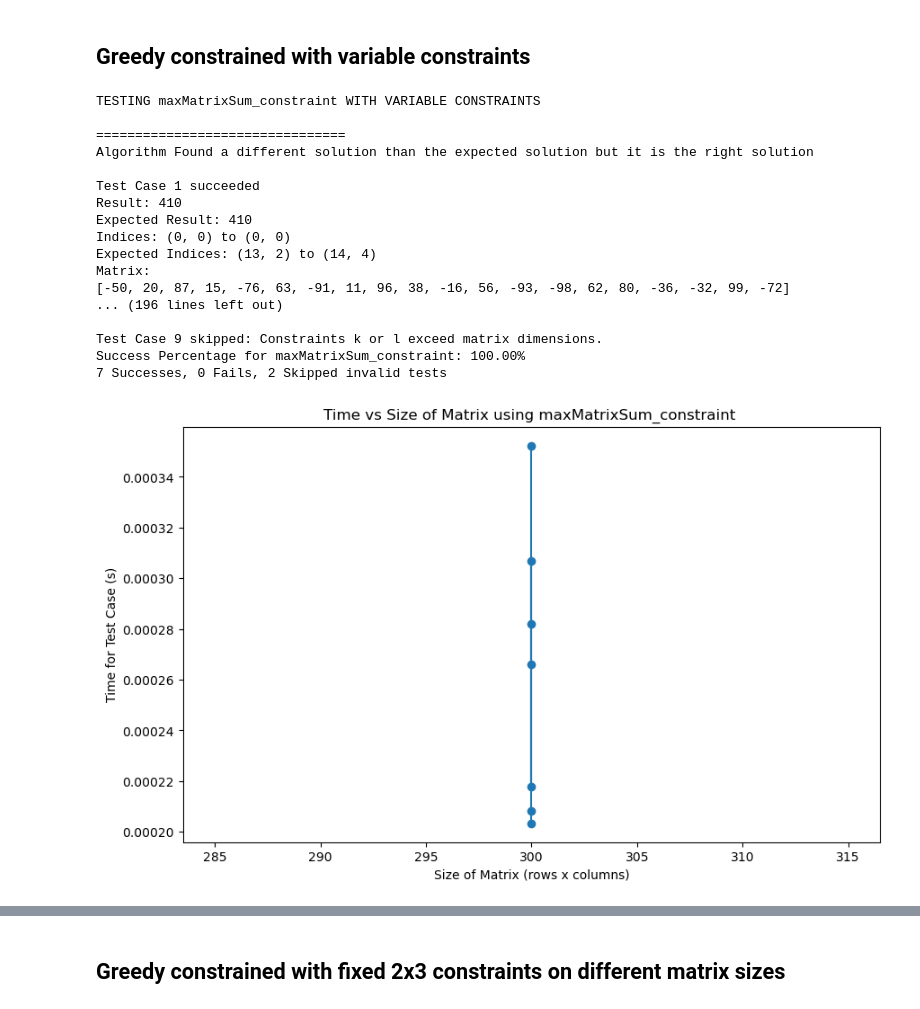
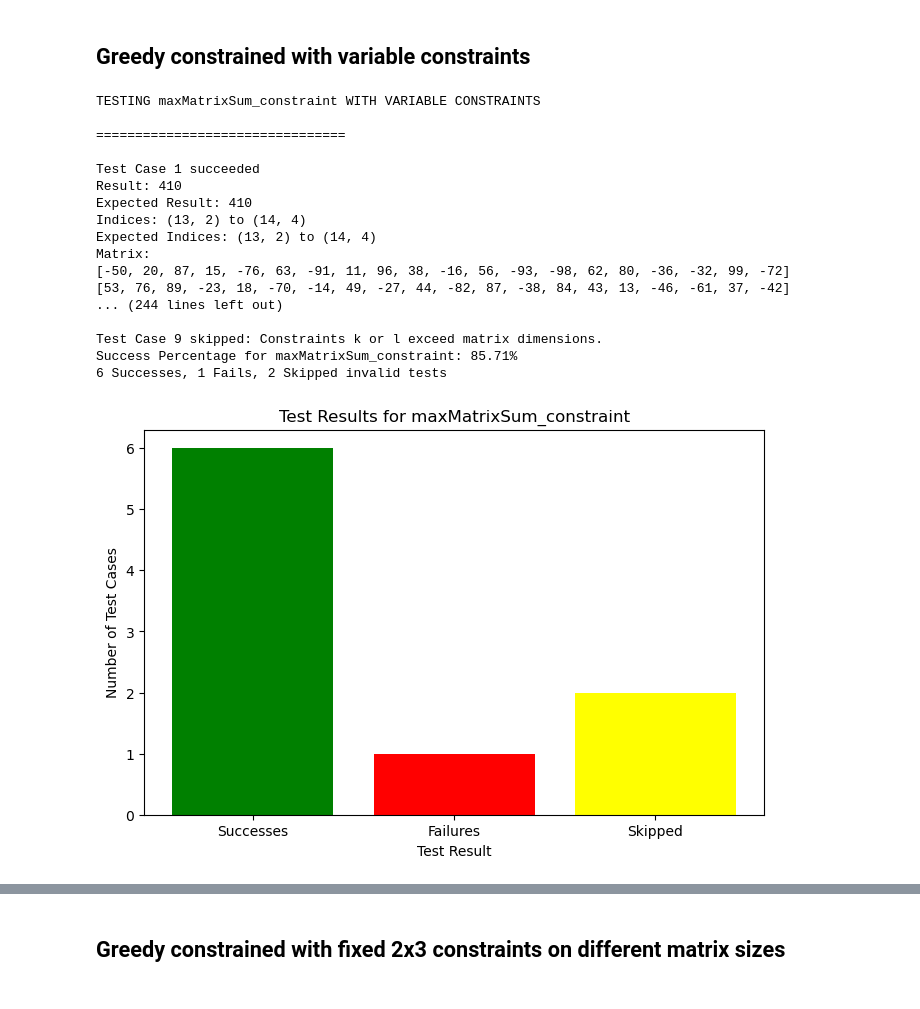
Before and after one commit to Amrithya/Advanced-Algorithm-Project-2023-2024, a Jupyter notebook: main_amgad.ipynb, the cells around one changed output, grey strips where cells are left out. Drawn from its saved outputs; the diff is of its cells as text; code cells hidden in the pictures.

```diff
--- a/main_amgad.ipynb
+++ b/main_amgad.ipynb
@@ -17,8 +17,8 @@ test_algorithm_instance = TestAlgorithm()
 # Test of the brute force non constrained
 # %%
 algorithm_name = "Brute Force non Constrained algorithm"
-size_time, success, fail = test_algorithm_instance.run_algorithm_tests(brute_force_non_constrained,algorithm_name)
-plot_time_vs_size(size_time,algorithm_name)
+test_results = test_algorithm_instance.run_algorithm_tests(brute_force_non_constrained,algorithm_name)
+create_test_result_plots(test_results,algorithm_name)
 # %% [output]
 TESTING Brute Force non Constrained algorithm WITHOUT CONSTRAINTS
 
@@ -42,8 +44,8 @@ Success Percentage for Brute Force non Constrained algorithm: 100.00%
 # Test of the greedy algorithm non constrained
 # %%
 algorithm_name = "Greedy non Constrained algorithm"
-size_time, success, fail = test_algorithm_instance.run_algorithm_tests(greedy_algorithm_non_constrained, "Greedy algorithm non constrained")
-plot_time_vs_size(size_time,algorithm_name)
+test_results= test_algorithm_instance.run_algorithm_tests(greedy_algorithm_non_constrained, "Greedy algorithm non constrained")
+create_test_result_plots(test_results,algorithm_name)
 # %% [output]
 TESTING Greedy algorithm non constrained WITHOUT CONSTRAINTS
 
@@ -67,24 +71,24 @@ Success Percentage for Greedy algorithm non constrained: 100.00%
 ## Greedy constrained with variable constraints
 # %%
 algorithm_name = "maxMatrixSum_constraint"
-size_time, success, fail = test_algorithm_instance.run_algorithm_tests(maxMatrixSum_constraint, algorithm_name,constrained_type='variable')
-plot_time_vs_size(size_time,algorithm_name)
+test_results= test_algorithm_instance.run_algorithm_tests(greedy_algorithm_constrained, algorithm_name,constrained_type='variable')
+create_test_result_plots(test_results,algorithm_name)
 # %% [output]
 TESTING maxMatrixSum_constraint WITH VARIABLE CONSTRAINTS
 
 ================================
-Algorithm Found a different solution than the expected solution but it is the right solution
 
 Test Case 1 succeeded
 Result: 410
 Expected Result: 410
-Indices: (0, 0) to (0, 0)
+Indices: (13, 2) to (14, 4)
 Expected Indices: (13, 2) to (14, 4)
 Matrix:
 [-50, 20, 87, 15, -76, 63, -91, 11, 96, 38, -16, 56, -93, -98, 62, 80, -36, -32, 99, -72]
-... (196 lines left out)
+[53, 76, 89, -23, 18, -70, -14, 49, -27, 44, -82, 87, -38, 84, 43, 13, -46, -61, 37, -42]
+... (244 lines left out)
 
 Test Case 9 skipped: Constraints k or l exceed matrix dimensions.
-Success Percentage for maxMatrixSum_constraint: 100.00%
-7 Successes, 0 Fails, 2 Skipped invalid tests
+Success Percentage for maxMatrixSum_constraint: 85.71%
+6 Successes, 1 Fails, 2 Skipped invalid tests
-[figure, old version]
+[figure, new version]
```
Also changed, not shown: parts of 5 cells of this notebook, 2 other files.
